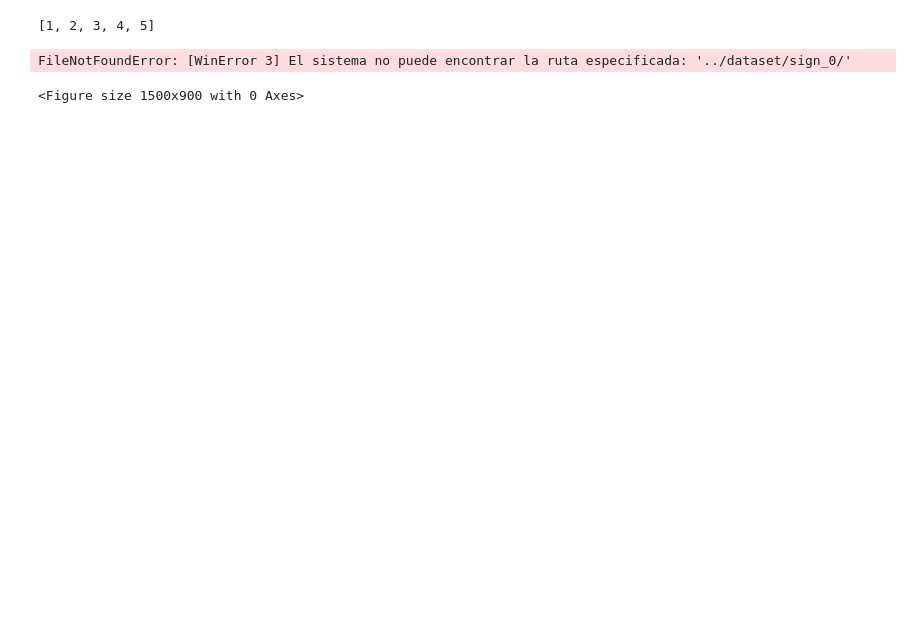
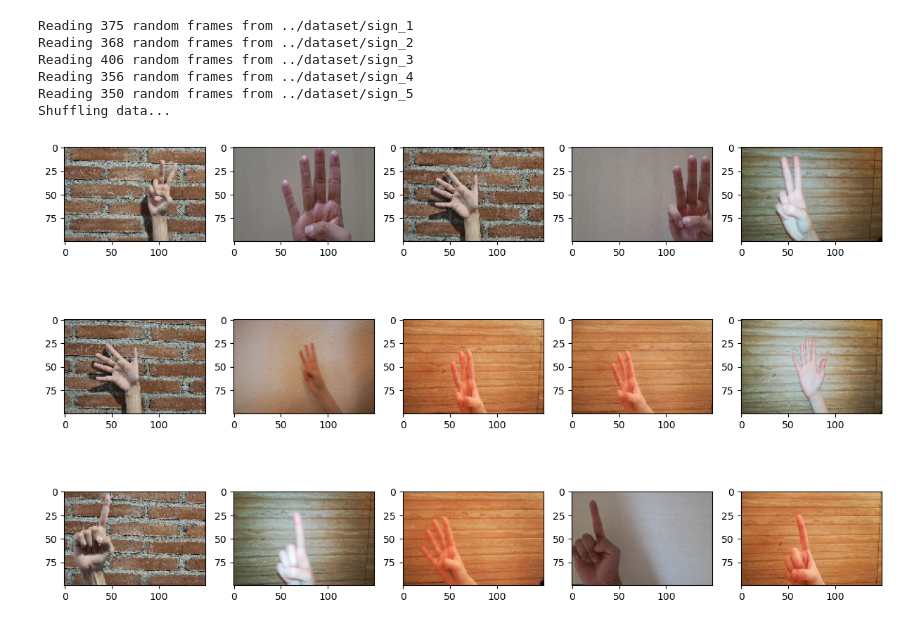
Before and after one commit to adriend1102/Hand-Clasification-VC-Project, a Jupyter notebook: code/CNN.ipynb, the cells around one changed output. Cells and saved outputs as stored; diff of their text form; code cells hidden in the pictures; blank space fills up the shorter version.

```diff
--- a/code/CNN.ipynb
+++ b/code/CNN.ipynb
@@ -10,19 +11,3 @@ from tqdm import tqdm
 import cv2
 import os
 import matplotlib.image as mpimg
-# %%
-#caracters de sortida:
-sortides = [1,2,3,4,5]
-sortides
-# %% [output]
-[1, 2, 3, 4, 5]
-# %%
-#Mostrar algunas imagenes con pyplot (las 15 primeras)
-plt.figure(figsize=(15,9))
-imagenes = np.array([])
-carpeta = 'data/data'
-for i in range(5):
-    imagenes = np.append(os.listdir(f"../dataset/sign_{i}/"))
-# %% [output]
-FileNotFoundError: [WinError 3] El sistema no puede encontrar la ruta especificada: '../dataset/sign_0/'
-<Figure size 1500x900 with 0 Axes>
@@ -28,0 +70,23 @@ FileNotFoundError: [WinError 3] El sistema no puede encontrar la ruta especifica
+# %%
+listSignsDirectory = ["sign_1", "sign_2", "sign_3", "sign_4", "sign_5"]
+train, trainLabels, test, testLabels = getTrainTest(listSignsDirectory, 4, 0.8,cv2.COLOR_BGR2RGB)
+train = np.array(train)
+trainLabels = np.array(trainLabels)
+test = np.array(test)
+testLabels = np.array(testLabels)
+# %% [output]
+Reading 375 random frames from ../dataset/sign_1
+Reading 368 random frames from ../dataset/sign_2
+Reading 406 random frames from ../dataset/sign_3
+Reading 356 random frames from ../dataset/sign_4
+Reading 350 random frames from ../dataset/sign_5
+Shuffling data...
+# %%
+plt.figure(figsize=(15,9))
+for i, imagen in enumerate(train[:15]):
+    plt.subplot(3, 5,i+1)
+    #Imprimim en blanc i negre
+    #plt.imshow(cv2.cvtColor(imagen, cv2.COLOR_BGR2RGB))
+    plt.imshow(imagen)
+# %% [output]
+[figure, added]
```
Also changed, not shown: parts of 21 cells of this notebook.
